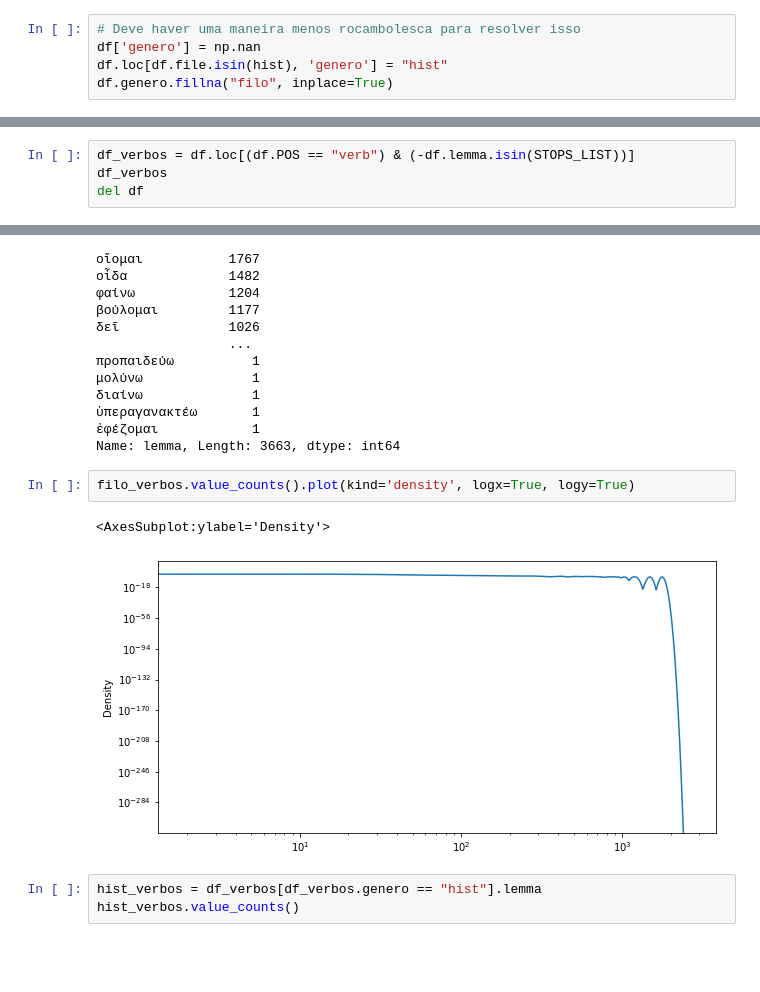
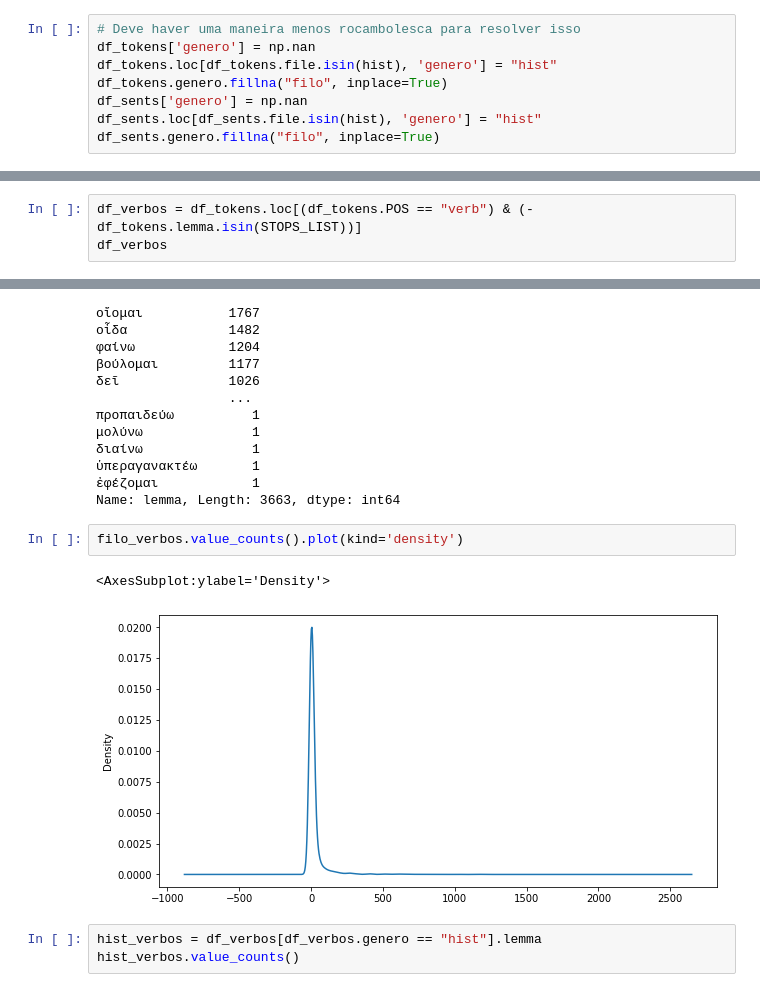
Before and after one commit to caiogeraldes/lexico-e-genero, a Jupyter notebook: notebooks/Testes de viabilidade.ipynb, the cells around one changed output, grey strips where cells are left out. Saved outputs shown, nothing was run; the diff lists cells and outputs as text; blank space fills up the shorter version.

```diff
--- a/notebooks/Testes de viabilidade.ipynb
+++ b/notebooks/Testes de viabilidade.ipynb
@@ -104,8 +133,11 @@ hist = [
 ]
 # %%
 # Deve haver uma maneira menos rocambolesca para resolver isso
-df['genero'] = np.nan
-df.loc[df.file.isin(hist), 'genero'] = "hist"
-df.genero.fillna("filo", inplace=True)
+df_tokens['genero'] = np.nan
+df_tokens.loc[df_tokens.file.isin(hist), 'genero'] = "hist"
+df_tokens.genero.fillna("filo", inplace=True)
+df_sents['genero'] = np.nan
+df_sents.loc[df_sents.file.isin(hist), 'genero'] = "hist"
+df_sents.genero.fillna("filo", inplace=True)
 # %% [markdown]
 Para meu modelo funcionar, será necessário ter uma quantidade relativamente equilibrada de dados entre autores de prosa historiográfica e prosa filosófica, a seleção parece razoável.
@@ -120,4 +158,3 @@ df.genero.value_counts().plot(kind='bar')
 # %%
-df_verbos = df.loc[(df.POS == "verb") & (-df.lemma.isin(STOPS_LIST))]
+df_verbos = df_tokens.loc[(df_tokens.POS == "verb") & (-df_tokens.lemma.isin(STOPS_LIST))]
 df_verbos
-del df
@@ -145,10 +196,10 @@ filo_verbos.value_counts()
 ἐφέζομαι            1
 Name: lemma, Length: 3663, dtype: int64
 # %%
-filo_verbos.value_counts().plot(kind='density', logx=True, logy=True)
+filo_verbos.value_counts().plot(kind='density')
 # %% [output]
 <AxesSubplot:ylabel='Density'>
-[figure, old version]
+[figure, new version]
 # %%
 hist_verbos = df_verbos[df_verbos.genero == "hist"].lemma
 hist_verbos.value_counts()
```
Also changed, not shown: parts of 31 cells of this notebook.
